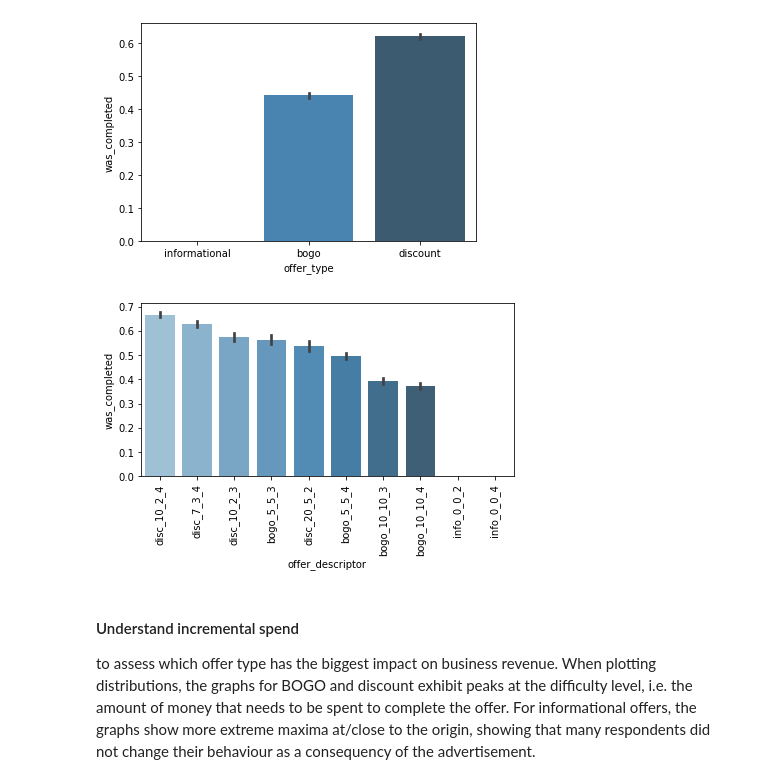
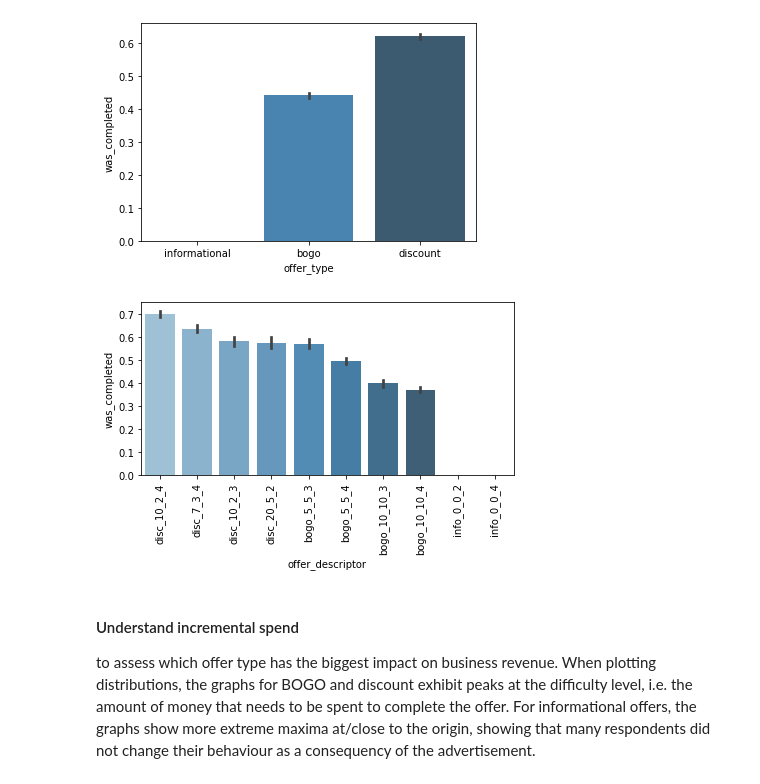
Before and after one commit to judithleao/capstone-project-starbucks, a Jupyter notebook: Starbucks-Analysis.ipynb, the cells around one changed output. Saved outputs shown, nothing was run; the diff lists cells and outputs as text; code cells hidden in the pictures.

```diff
--- a/Starbucks-Analysis.ipynb
+++ b/Starbucks-Analysis.ipynb
@@ -236,18 +238,18 @@ sns.barplot(x = analysis_df_t_o['offer_type'], y = analysis_df_t_o['was_complete
 # %%
 # Source Stackoverflow: https://stackoverflow.com/questions/31859285/rotate-tick-labels-for-seaborn-barplot
 # Question by Laurennmc: https://stackoverflow.com/users/5198702/laurennmc
 # Answer by wordsforthewise: https://stackoverflow.com/users/4549682/wordsforthewise
 
 # Source for ordering is Stackoverflow: https://stackoverflow.com/questions/43770507/seaborn-bar-plot-ordering
 # Question by vladkras: https://stackoverflow.com/users/1713660/vladkras
 # Answer by Jeremy: https://stackoverflow.com/users/674301/jeremy
 
-grp_order = analysis_df_t_o.groupby('offer_descriptor').was_completed.agg('mean').sort_values(ascending = False).index
-sns.barplot(x = analysis_df_t_o['offer_descriptor'], y = analysis_df_t_o['was_completed'], order=grp_order, palette="Blues_d")
+grp_order = analysis_df_t.groupby('offer_descriptor').was_completed.agg('mean').sort_values(ascending = False).index
+sns.barplot(x = analysis_df_t['offer_descriptor'], y = analysis_df_t['was_completed'], order=grp_order, palette="Blues_d")
 plt.xticks(rotation=90)
 plt.tight_layout();
 # %% [output]
-[figure, old version]
+[figure, new version]
 # %% [markdown]
 #### Understand incremental spend
 to assess which offer type has the biggest impact on business revenue.
```
Also changed, not shown: parts of 24 cells of this notebook.
